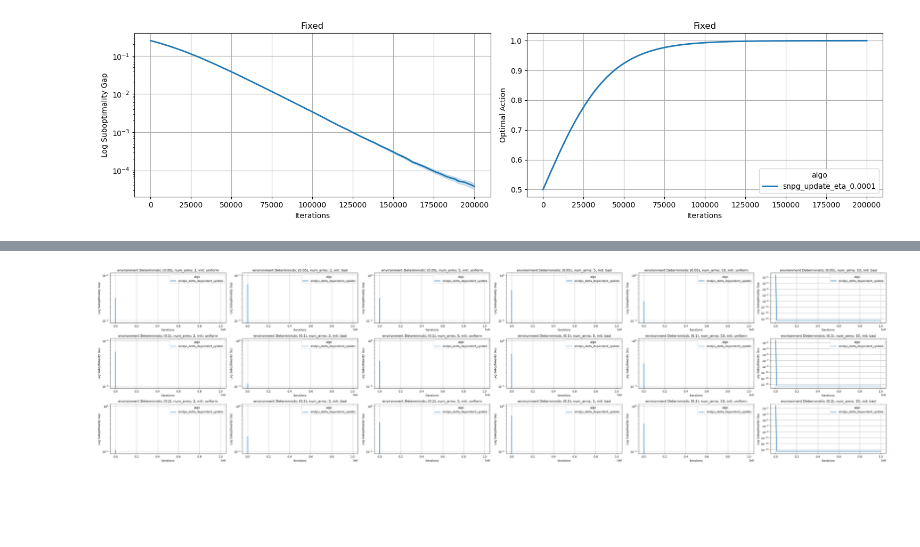
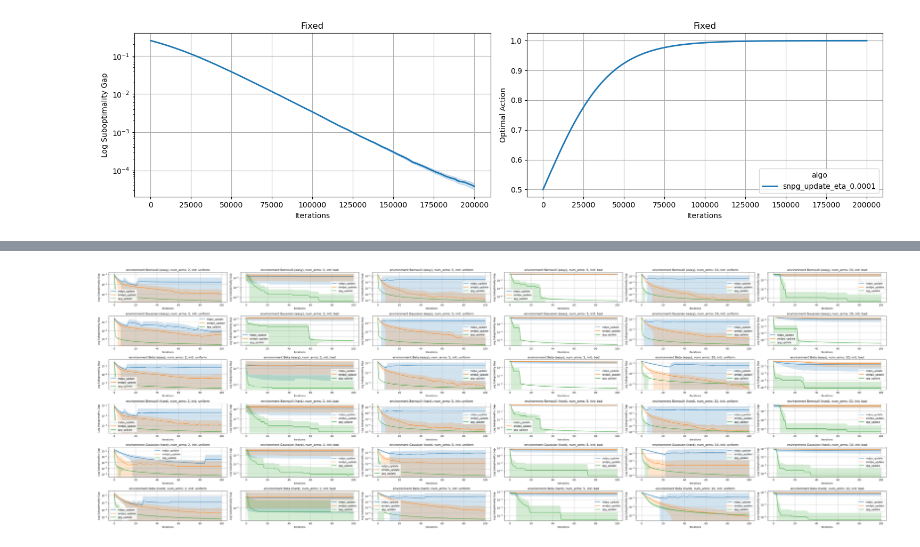
Before and after one commit to reza-asad/practical-pg, a Jupyter notebook: plot_experiment.ipynb, the cells around one changed output, grey strips where cells are left out. Cells and saved outputs as stored; diff of their text form; code cells hidden in the pictures; blank space fills up the shorter version.

Commit message:
wrote script to take the best model from eta grid search. completed det and stoch bandit experiments for smdpo, mdpo and spg/pg

```diff
--- a/plot_experiment.ipynb
+++ b/plot_experiment.ipynb
@@ -214,15 +224,0 @@ Error.  nthreads cannot be larger than environment variable "NUMEXPR_MAX_THREADS
-# %%
-# define envs.
-environments = [
-    "Deterministic (0.05)",
-    "Deterministic (0.1)",
-    "Deterministic (0.2)",
-]
-# environments = [
-#     "Bernoulli (easy)",
-#     "Gaussian (easy)",
-#     "Beta (easy)",
-#     "Bernoulli (hard)",
-#     "Gaussian (hard)",
-#     "Beta (hard)",
-# ]
@@ -302,64 +225,63 @@ for env_idx in env_indices:
 # %%
-def plot_sub_opt_gap_prob_opt_action_delta_dep(metric, row_idx, col_idx):
-    env=environments[env_idx]
-    path = f"{log_dir}/{experiment_name}"
+def plot_metric_for_various_env_configs():
+    for k, algo_names in experiment_names.items():
+        experiment_name = "{}_arms_{}_init_{}".format(k, num_arms, init)
 
-    # read the data from the logs.
-    pathenv = f"{path}/{env}"
+        title = "environment {}, num_arms: {}, init: {}".format(environments[row_idx], num_arms, init)
+        for algo_name in algo_names:
+            # read the best results for the current algorithm.
+            best_results_file_name = '{}_best_results.npy'.format(algo_name)
+            best_results_dir = os.path.join(results_dir, experiment_name, environments[row_idx], best_results_file_name)
+            best_results = np.load(best_results_dir, allow_pickle=True).item()
 
-    log_files = glob.glob(f"{pathenv}/*.csv")
-    assert len(log_files), f"No files in '{pathenv}/*.csv' found"
-    for f in log_files:
-        df = pd.concat(
-            (pd.read_csv(f, index_col=0) for f in glob.glob(f"{pathenv}/*.csv")),
-            ignore_index=True,
-        )
+            # read the mean and std for the metric.
+            mean = best_results['mean_{}'.format(metric)]
+            std = best_results['std_{}'.format(metric)]
 
-    df = df.sort_values("algo")
-    df_baseline = df[df["algo"].str.contains("entropy") == False]
+            # plot the mean and std.
+            axes[row_idx, col_idx].plot(mean, label=algo_name)
+            axes[row_idx, col_idx].fill_between(range(len(mean)), mean - std, mean + std, alpha=0.2)
+            axes[row_idx, col_idx].legend()
+            axes[row_idx, col_idx].set_title(title)
+            axes[row_idx, col_idx].set_xlabel("Iterations")
+            if metric == 'sub_opt_gap':
+                axes[row_idx, col_idx].set_ylabel("Log {}".format(metric_map[metric]))
+                axes[row_idx, col_idx].set_yscale("log")
+            else:
+                axes[row_idx, col_idx].set_ylabel("{}".format(metric_map[metric]))
+            axes[row_idx, col_idx].grid(True)
 
-    # take mdpo and smdpo data with eta
-    data = df_baseline
-    data[metric].fillna(0, inplace=True)
-
-    # plot the suboptimality gap with blue color.
-    line_plot = sns.lineplot(
-        data=data, x="iteration", y=metric, hue="algo", ax=axes[row_idx, col_idx], linewidth=2.0
-    )
-    title = "environment {}, num_arms: {}, init: {}".format(environments[env_idx], num_arms, init)
-    axes[row_idx, col_idx].set_title(title)
-    axes[row_idx, col_idx].set_xlabel("Iterations")
-    if metric == 'sub_opt_gap':
-        axes[row_idx, col_idx].set_ylabel("Log {}".format(metric_map[metric]))
-        axes[row_idx, col_idx].set_yscale("log")
-    else:
-        axes[row_idx, col_idx].set_ylabel("{}".format(metric_map[metric]))
-    axes[row_idx, col_idx].grid(True)
 
 # exp setup
-metric = 'sub_opt_gap'
+metric = "sub_opt_gap"
 env_indices = range(len(environments))
 num_arms_list = [2, 5, 10]
 init_list = ['uniform', 'bad']
-log_dir = "logs"
-plot_root_dir = 'delta_dependent_eta'
-experiment_name_template = "delta_dependent_eta_arms_{}_init_{}"
+results_root_dir = "results"
+plot_root_dir = "SMDPO_VS_MDPO_PG_STOCH"
+results_dir = os.path.join(results_root_dir, plot_root_dir)
+# experiment_names = {
+#     'constant_eta': ['mdpo_update', 'smdpo_update', 'pg_update'],
+#     'delta_dependent_eta': ['smdpo_delta_dependent_update'],
+# }
+experiment_names = {
+    'constant_eta_fine_gs': ['mdpo_update', 'smdpo_update'],
+    'constant_eta': ['spg_update'],
+}
 metric_map = {'sub_opt_gap': 'Suboptimality Gap', 'opt_action_pr': 'Optimal Action'}
 
-fig, axes = plt.subplots(nrows=len(environments), ncols=len(num_arms_list)*len(init_list), figsize=(40, 10))
-for row_idx, env_idx in enumerate(env_indices):
+fig, axes = plt.subplots(nrows=len(environments), ncols=len(num_arms_list)*len(init_list), figsize=(45, 15))
+for row_idx in env_indices:
     col_idx = 0
     for num_arms in num_arms_list:
         for init in init_list:
-            experiment_name = experiment_name_template.format(num_arms, init)
-            plot_sub_opt_gap_prob_opt_action_delta_dep(metric, row_idx, col_idx)
-            print(f"Done: {environments[env_idx]}, {num_arms}, {init}")
+            plot_metric_for_various_env_configs()
             col_idx += 1
 
 plt.tight_layout()
 plot_dir = 'plots/{}'.format(plot_root_dir)
 if not os.path.exists(plot_dir):
     os.makedirs(plot_dir)
-output_path = os.path.join(plot_dir, "smdpo_delta_dependent_eta_{}.png".format(metric))
-plt.savefig(output_path, bbox_inches="tight", dpi=400)
+output_path = os.path.join(plot_dir, "{}.png".format(metric))
+plt.savefig(output_path, bbox_inches="tight")
 # %% [output]
@@ -384 +288 @@ Done: Deterministic (0.2), 10, bad
-[figure, old version]
+[figure, new version]
```
Also changed, not shown: parts of 6 cells of this notebook, 9 other files.
